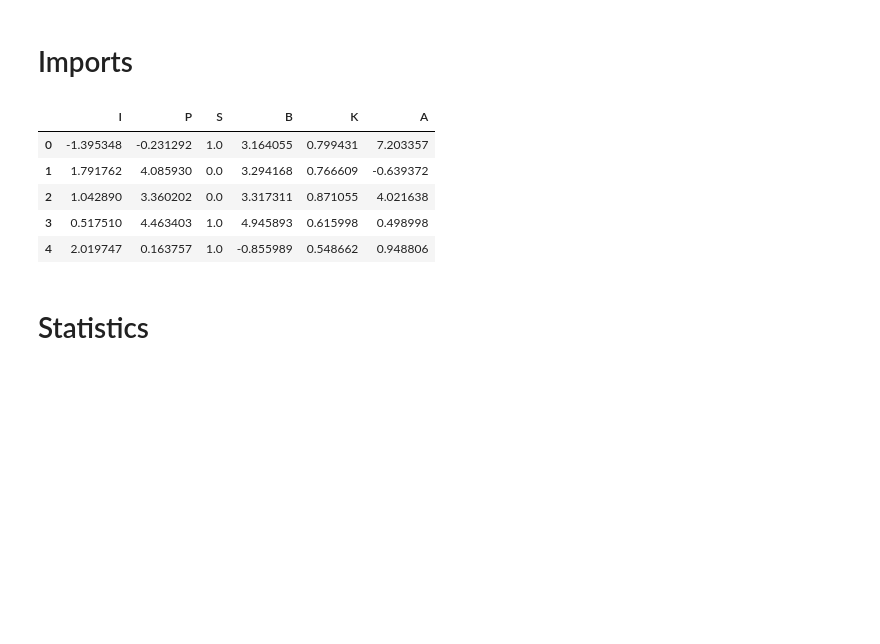
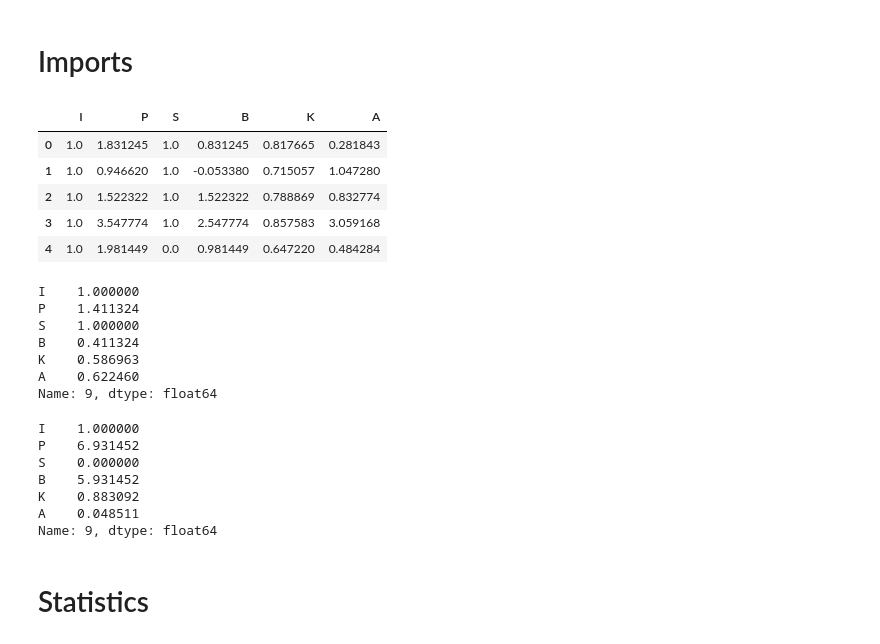
Before and after one commit to The-very-most-awesome-team-of-cool-kids/02463_Causality, a Jupyter notebook: Causality.ipynb, the cells around one changed output. Cells and saved outputs as stored; diff of their text form; code cells hidden in the pictures; blank space fills up the shorter version.

```diff
--- a/Causality.ipynb
+++ b/Causality.ipynb
@@ -9,22 +9,57 @@ from IPython.display import display, HTML
 import networkx as nx
 # %%
 # Data with no interventions
-data_none = pd.read_csv("data/data_50.csv", index_col = 0)
-data_i1 = pd.read_csv("data/data_52.csv", index_col = 0)
-data_p1 = pd.read_csv("data/data_54.csv", index_col = 0)
-data_s1 = pd.read_csv("data/data_55.csv", index_col = 0)
-data_b1 = pd.read_csv("data/data_56.csv", index_col = 0)
-data_k1 = pd.read_csv("data/data_57.csv", index_col = 0)
-data_a1 = pd.read_csv("data/data_58.csv", index_col = 0)
 
-data_none.head()
+data1_none = pd.read_csv("data/data_50.csv", index_col = 0)
+data1_i1 = pd.read_csv("data/data_52.csv", index_col = 0)
+data1_p1 = pd.read_csv("data/data_54.csv", index_col = 0)
+data1_s1 = pd.read_csv("data/data_55.csv", index_col = 0)
+data1_b1 = pd.read_csv("data/data_56.csv", index_col = 0)
+data1_k1 = pd.read_csv("data/data_57.csv", index_col = 0)
+data1_a1 = pd.read_csv("data/data_58.csv", index_col = 0)
+
+data2_none = pd.read_csv("data/data_203.csv", index_col = 0)
+data2_i1 = pd.read_csv("data/data_204.csv", index_col = 0)
+data2_p1 = pd.read_csv("data/data_205.csv", index_col = 0)
+data2_s1 = pd.read_csv("data/data_206.csv", index_col = 0)
+data2_b1 = pd.read_csv("data/data_207.csv", index_col = 0)
+data2_k1 = pd.read_csv("data/data_208.csv", index_col = 0)
+data2_a1 = pd.read_csv("data/data_209.csv", index_col = 0)
+
+data_none = pd.concat((data1_none, data2_none))
+data_i1 = pd.concat((data1_i1, data2_i1))
+data_p1 = pd.concat((data1_p1, data2_p1))
+data_s1 = pd.concat((data1_s1, data2_s1))
+data_b1 = pd.concat((data1_b1, data2_b1))
+data_k1 = pd.concat((data1_k1, data2_k1))
+data_a1 = pd.concat((data1_a1, data2_a1))
+
+
+display(data_i1.head())
+
+display(data1_i1.loc[9, :])
+display(data2_i1.loc[9, :])
 # %% [output]
 |  | I | P | S | B | K | A |
-| 0 | -1.395348 | -0.231292 | 1.0 | 3.164055 | 0.799431 | 7.203357 |
-| 1 | 1.791762 | 4.085930 | 0.0 | 3.294168 | 0.766609 | -0.639372 |
-| 2 | 1.042890 | 3.360202 | 0.0 | 3.317311 | 0.871055 | 4.021638 |
-| 3 | 0.517510 | 4.463403 | 1.0 | 4.945893 | 0.615998 | 0.498998 |
-| 4 | 2.019747 | 0.163757 | 1.0 | -0.855989 | 0.548662 | 0.948806 |
+| 0 | 1.0 | 1.831245 | 1.0 | 0.831245 | 0.817665 | 0.281843 |
+| 1 | 1.0 | 0.946620 | 1.0 | -0.053380 | 0.715057 | 1.047280 |
+| 2 | 1.0 | 1.522322 | 1.0 | 1.522322 | 0.788869 | 0.832774 |
+| 3 | 1.0 | 3.547774 | 1.0 | 2.547774 | 0.857583 | 3.059168 |
+| 4 | 1.0 | 1.981449 | 0.0 | 0.981449 | 0.647220 | 0.484284 |
+I    1.000000
+P    1.411324
+S    1.000000
+B    0.411324
+K    0.586963
+A    0.622460
+Name: 9, dtype: float64
+I    1.000000
+P    6.931452
+S    0.000000
+B    5.931452
+K    0.883092
+A    0.048511
+Name: 9, dtype: float64
 # %% [markdown]
 # Statistics
 # %%
```
Also changed, not shown: parts of 5 cells of this notebook, 7 other files.
